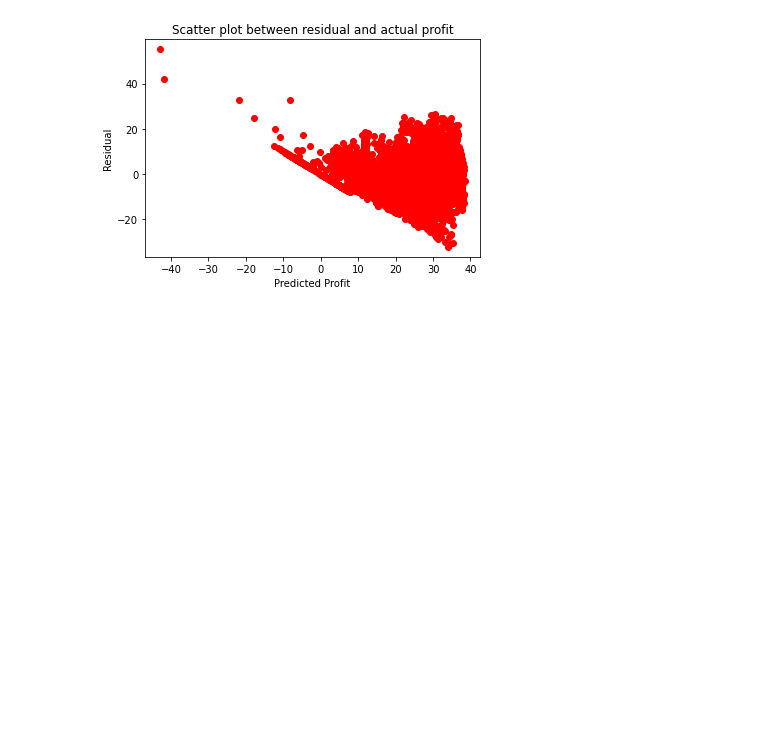
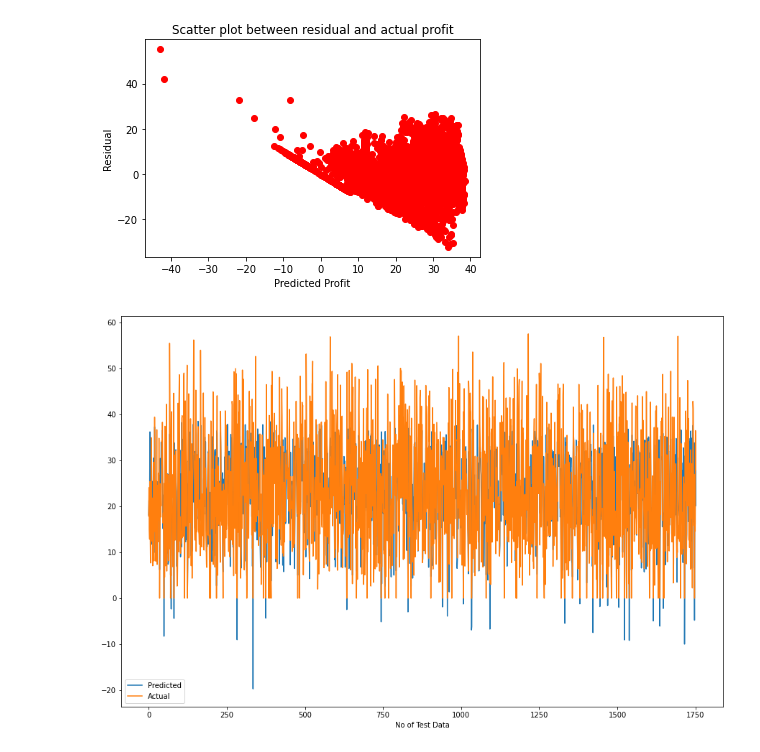
Before and after one commit to Anupa-123/Bike-sharing-demand-prediction, a Jupyter notebook: Bike_Sharing_Demand_Prediction_Capstone_Project.ipynb, the cells around one changed output. Cells and saved outputs as stored; diff of their text form; code cells hidden in the pictures; blank space fills up the shorter version.

```diff
--- a/Bike_Sharing_Demand_Prediction_Capstone_Project.ipynb
+++ b/Bike_Sharing_Demand_Prediction_Capstone_Project.ipynb
@@ -860,3 +864,13 @@ plt.ylabel('Residual')
 plt.show()
 # %% [output]
 [figure]
+# %%
+#Plot the figure
+plt.figure(figsize=(15,10))
+plt.plot(y_test_pred)
+plt.plot(np.array(y_test))
+plt.legend(["Predicted","Actual"])
+plt.xlabel('No of Test Data')
+plt.show()
+# %% [output]
+[figure, added]
```
Also changed, not shown: parts of 6 cells of this notebook.
